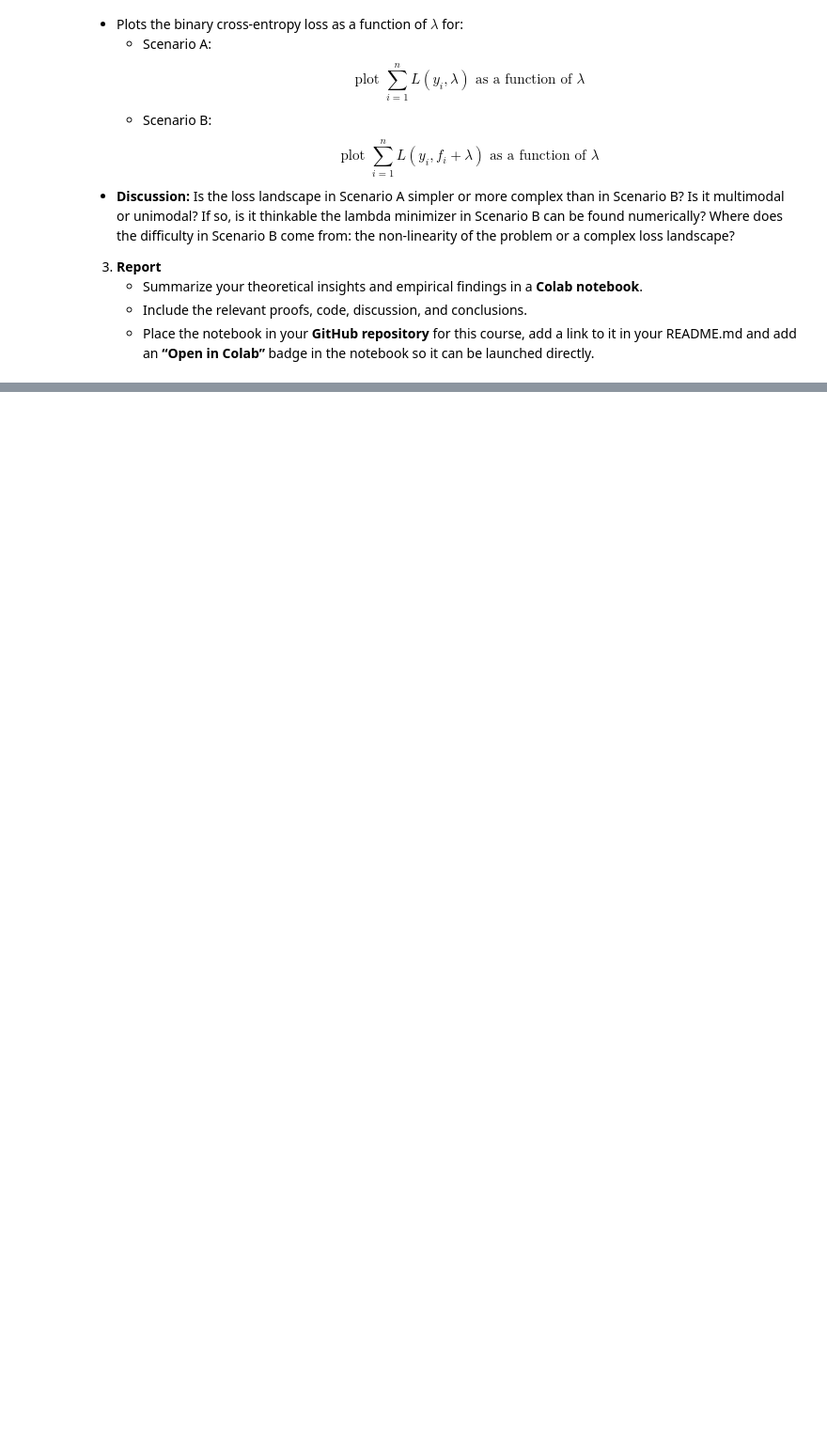
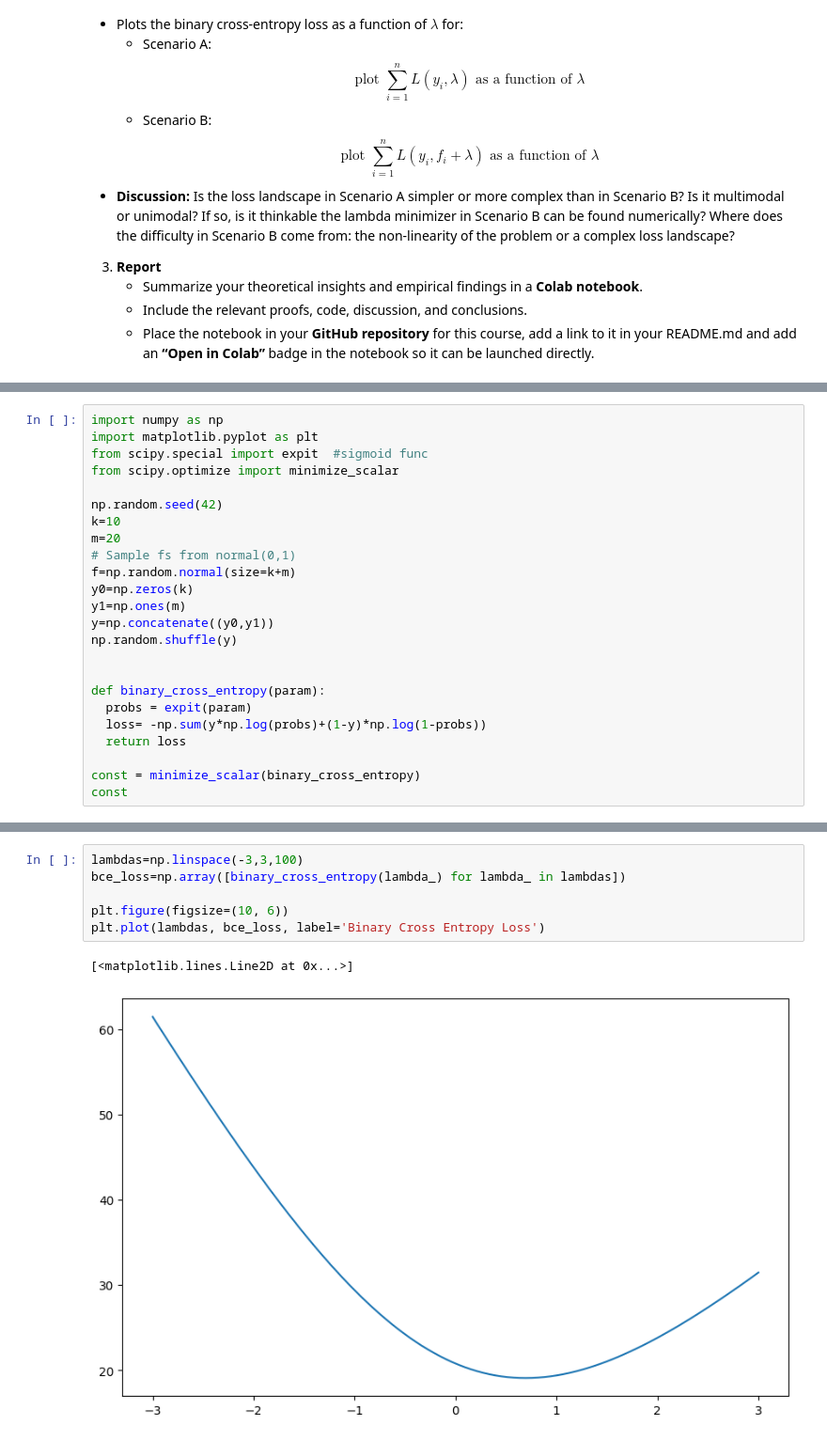
Before and after one commit to kussy29/machine_learning, a Jupyter notebook: lab07_gradient_boosting.ipynb, the cells around one changed output, grey strips where cells are left out. Shown at 94% size. Saved outputs shown, nothing was run; the diff lists cells and outputs as text; blank space fills up the shorter version.

```diff
--- a/lab07_gradient_boosting.ipynb
+++ b/lab07_gradient_boosting.ipynb
@@ -975,0 +988,24 @@ In this assignment you will answer the following questions:
+# %%
+import numpy as np
+import matplotlib.pyplot as plt
+from scipy.special import expit  #sigmoid func
+from scipy.optimize import minimize_scalar
+
+np.random.seed(42)
+k=10
+m=20
+# Sample fs from normal(0,1)
+f=np.random.normal(size=k+m)
+y0=np.zeros(k)
+y1=np.ones(m)
+y=np.concatenate((y0,y1))
+np.random.shuffle(y)
+
+
+def binary_cross_entropy(param):
+  probs = expit(param)
+  loss= -np.sum(y*np.log(probs)+(1-y)*np.log(1-probs))
+  return loss
+
+const = minimize_scalar(binary_cross_entropy)
+const
@@ -975,0 +1022,9 @@ In this assignment you will answer the following questions:
+# %%
+lambdas=np.linspace(-3,3,100)
+bce_loss=np.array([binary_cross_entropy(lambda_) for lambda_ in lambdas])
+
+plt.figure(figsize=(10, 6))
+plt.plot(lambdas, bce_loss, label='Binary Cross Entropy Loss')
+# %% [output]
+[<matplotlib.lines.Line2D at 0x...>]
+[figure, added]
```
Also changed, not shown: parts of 6 cells of this notebook.
